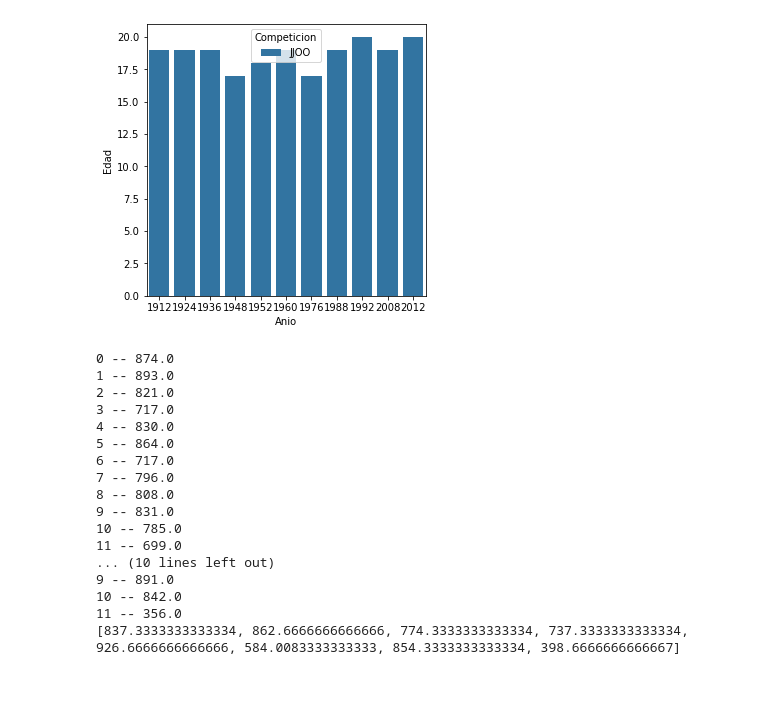
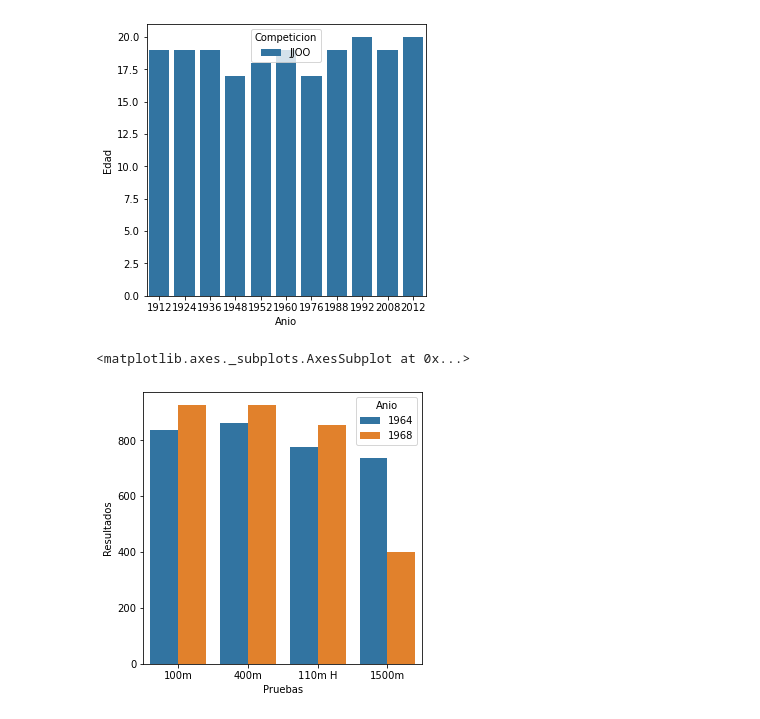
Before and after one commit to RaulCapellanFernandez/DecatlonEstadistics, a Jupyter notebook: InformationDDBB.ipynb, the cells around one changed output. Saved outputs shown, nothing was run; the diff lists cells and outputs as text; code cells hidden in the pictures; blank space fills up the shorter version.

```diff
--- a/InformationDDBB.ipynb
+++ b/InformationDDBB.ipynb
@@ -1004,57 +1004,40 @@ for i in range(len(ddbbTrack)):
         aux1 = aux1 +1
 
 r = (p1964[0]+p1964[4]+p1964[8])/aux
 results.append(r)
 
 r = (p1964[1]+p1964[5]+p1964[9])/aux
 results.append(r)
 
 r = (p1964[2]+p1964[6]+p1964[10])/aux
 results.append(r)
 
 r = (p1964[3]+p1964[7]+p1964[11])/aux
 results.append(r)
 
 
 r = (p1968[0]+p1968[4]+p1968[8])/aux
 results.append(r)
 
 r = (p1968[1]+p1968[5]+p1968[9])/aux
 results.append(r)
 
 r = (p1968[2]+p1968[6]+p1968[10])/aux
 results.append(r)
 
 r = (p1968[3]+p1968[7]+p1968[11])/aux
 results.append(r)
 
-r= 0
-for i in p1964:
-    print(r,"--",i)
-    r =r +1
-r= 0
-print("---------------------------------")
-for i in p1968:
-    print(r,"--",i)
-    r =r +1
+pruebas =['100m','400m','110m H','1500m','100m','400m','110m H','1500m']
+anios = ['1964','1964','1964','1964','1968','1968','1968','1968']
+
+imp = pd.DataFrame({'Pruebas': pruebas,
+                    'Resultados': results,
+                    'Anio': anios})
 
 
-print(results)
+plt.figure(figsize=(5,5))
+sns.barplot(x = 'Pruebas', y= 'Resultados',hue = 'Anio', data=imp)
 # %% [output]
-0 -- 874.0
-1 -- 893.0
-2 -- 821.0
-3 -- 717.0
-4 -- 830.0
-5 -- 864.0
-6 -- 717.0
-7 -- 796.0
-8 -- 808.0
-9 -- 831.0
-10 -- 785.0
-11 -- 699.0
-... (10 lines left out)
-9 -- 891.0
-10 -- 842.0
-11 -- 356.0
-[837.3333333333334, 862.6666666666666, 774.3333333333334, 737.3333333333334, 926.6666666666666, 584.0083333333333, 854.3333333333334, 398.6666666666667]
+<matplotlib.axes._subplots.AxesSubplot at 0x...>
+[figure, added]
```
Also changed, not shown: parts of 3 cells of this notebook.
